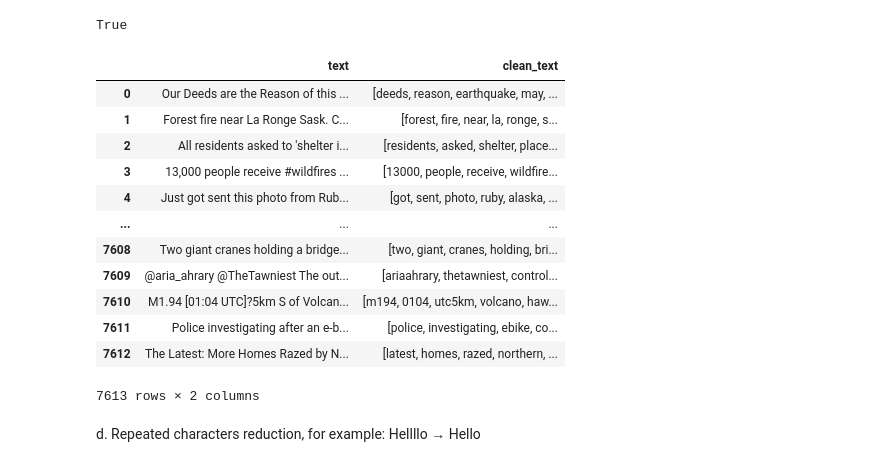
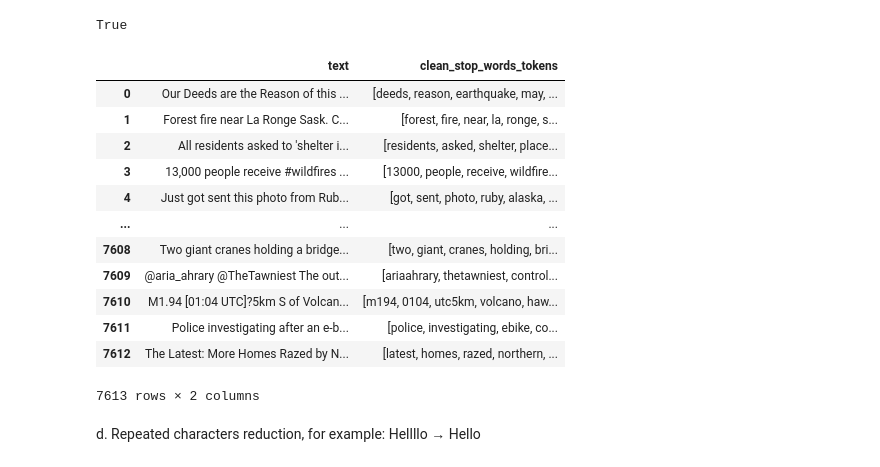
Before and after one commit to Naderiii/Natural-Language-Processing-with-Disaster-Tweets, a Jupyter notebook: Disaster_Tweets_NLP.ipynb, the cells around one changed output. Cells and saved outputs as stored; diff of their text form; code cells hidden in the pictures.

```diff
--- a/Disaster_Tweets_NLP.ipynb
+++ b/Disaster_Tweets_NLP.ipynb
@@ -163,7 +160,11 @@ train_data['text'] = train_data['text'].apply(lambda x: x.encode("ascii", "ignor
+# %%
+# Encode to ASCII to remove non-ASCII characters
+# Decode the ASCII-encoded bytes back to a string
+train_data['clean_text_ascii'] = train_data['clean_text_witheSpace'].apply(lambda x: x.encode("ascii", "ignore").decode("ascii"))
 # %%
 # remove HTML tags
-train_data['clean_text'] = train_data['clean_text'].apply(lambda x: re.sub(r'https?://[a-zA-Z0-9\.\/\-_?=;&]*', '', x))
-train_data['clean_text'] = train_data['clean_text'].apply(lambda x: re.sub(r'<[^>]+>', "", x))
+train_data['clean_text_tags'] = train_data['clean_text_ascii'].apply(lambda x: re.sub(r'https?://[a-zA-Z0-9\.\/\-_?=;&]*', '', x))
+train_data['clean_text_tags'] = train_data['clean_text_tags'].apply(lambda x: re.sub(r'<[^>]+>', "", x))
 # %%
 unwanted_punc = ['"', "'", '=', '@', '&', '%', '.', ',', ':', '\\', '$', '^', '<', '>', '!', '?', '{', '}',
                  ';', '\n', '\t', '(', ')', '[', ']', '/', '*', '+', '#', '\u200c', '\ufeff', '-', '_', '|']
@@ -175,7 +176,7 @@ def remove_unwanted_punctuation(text):
     return text
 
 # Apply the function to the 'text' column
-train_data['clean_text'] = train_data['clean_text'].apply(remove_unwanted_punctuation)
+train_data['clean_text_unwanted_punc'] = train_data['clean_text_tags'].apply(remove_unwanted_punctuation)
 # %% [markdown]
 c. Tokenization and remove stopwords
 # %%
@@ -200,11 +201,11 @@ def process_text(text):
     return clean_stop_words_tokens
 
 # Apply the function to the 'clean_text' column
-train_data['clean_text'] = train_data['clean_text'].apply(process_text)
+train_data['clean_stop_words_tokens'] = train_data['clean_text_unwanted_punc'].apply(process_text)
 # %%
-train_data[['text', 'clean_text']]
+train_data[['text', 'clean_stop_words_tokens']]
 # %% [output]
-|  | text | clean_text |
+|  | text | clean_stop_words_tokens |
 | 0 | Our Deeds are the Reason of this ... | [deeds, reason, earthquake, may, ... |
 | 1 | Forest fire near La Ronge Sask. C... | [forest, fire, near, la, ronge, s... |
 | 2 | All residents asked to 'shelter i... | [residents, asked, shelter, place... |
```
Also changed, not shown: parts of 21 cells of this notebook.
